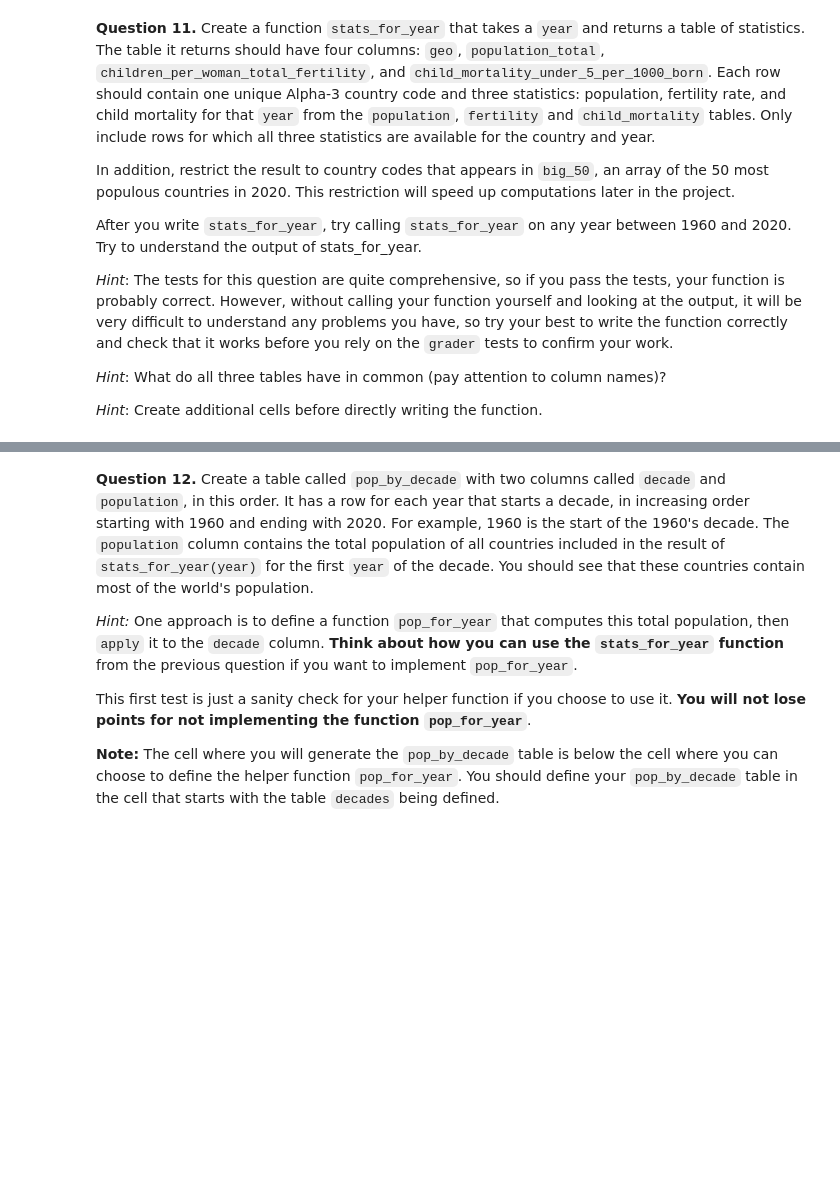
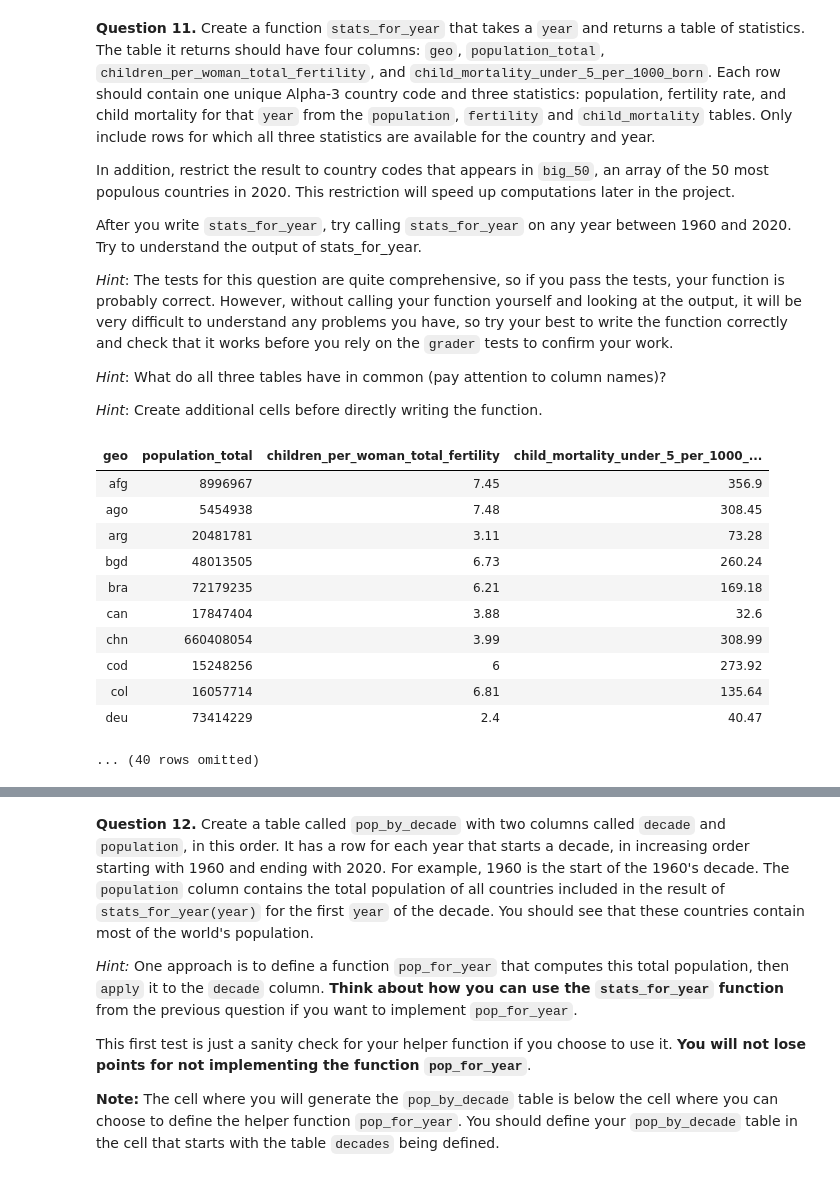
Before and after one commit to cj8086/materials-sp24, a Jupyter notebook: project/project1/project1.ipynb, the cells around one changed output, grey strips where cells are left out. Cells and saved outputs as stored; diff of their text form; code cells hidden in the pictures; blank space fills up the shorter version.

```diff
--- a/project/project1/project1.ipynb
+++ b/project/project1/project1.ipynb
@@ -424,17 +440,31 @@ After you write `stats_for_year`, try calling `stats_for_year` on any year betwe
 # %%
 # We first create a population table that only includes the
 # 50 countries with the largest 2020 populations. We focus on
 # these 50 countries only so that plotting later will run faster.
-big_50 = population.where('time', are.equal_to(2020)).sort("population_total", descending=True).take(np.arange(50)).column('geo')
-population_of_big_50 = population.where('time', are.above(1959)).where('geo', are.contained_in(big_50))
+big_50 = population_int64.where('time', are.equal_to(2020)).sort("population_total", descending=True).take(np.arange(50)).column('geo')
+population_of_big_50 = population_int64.where('time', are.above(1959)).where('geo', are.contained_in(big_50))
 
 def stats_for_year(year):
     """Return a table of the stats for each country that year."""
     p = population_of_big_50.where('time', are.equal_to(year)).drop('time')
     f = fertility.where('time', are.equal_to(year)).drop('time')
     c = child_mortality.where('time', are.equal_to(year)).drop('time')
-    ...
+    return p.join('geo', f).join('geo', c)
 
-...
+
+stats_for_year(1960)
+# %% [output]
+| geo | population_total | children_per_woman_total_fertility | child_mortality_under_5_per_1000_... |
+| afg | 8996967 | 7.45 | 356.9 |
+| ago | 5454938 | 7.48 | 308.45 |
+| arg | 20481781 | 3.11 | 73.28 |
+| bgd | 48013505 | 6.73 | 260.24 |
+| bra | 72179235 | 6.21 | 169.18 |
+| can | 17847404 | 3.88 | 32.6 |
+| chn | 660408054 | 3.99 | 308.99 |
+| cod | 15248256 | 6 | 273.92 |
+| col | 16057714 | 6.81 | 135.64 |
+| deu | 73414229 | 2.4 | 40.47 |
+... (40 rows omitted)
 # %%
 grader.check("q1_11")
```
Also changed, not shown: parts of 47 cells of this notebook.
